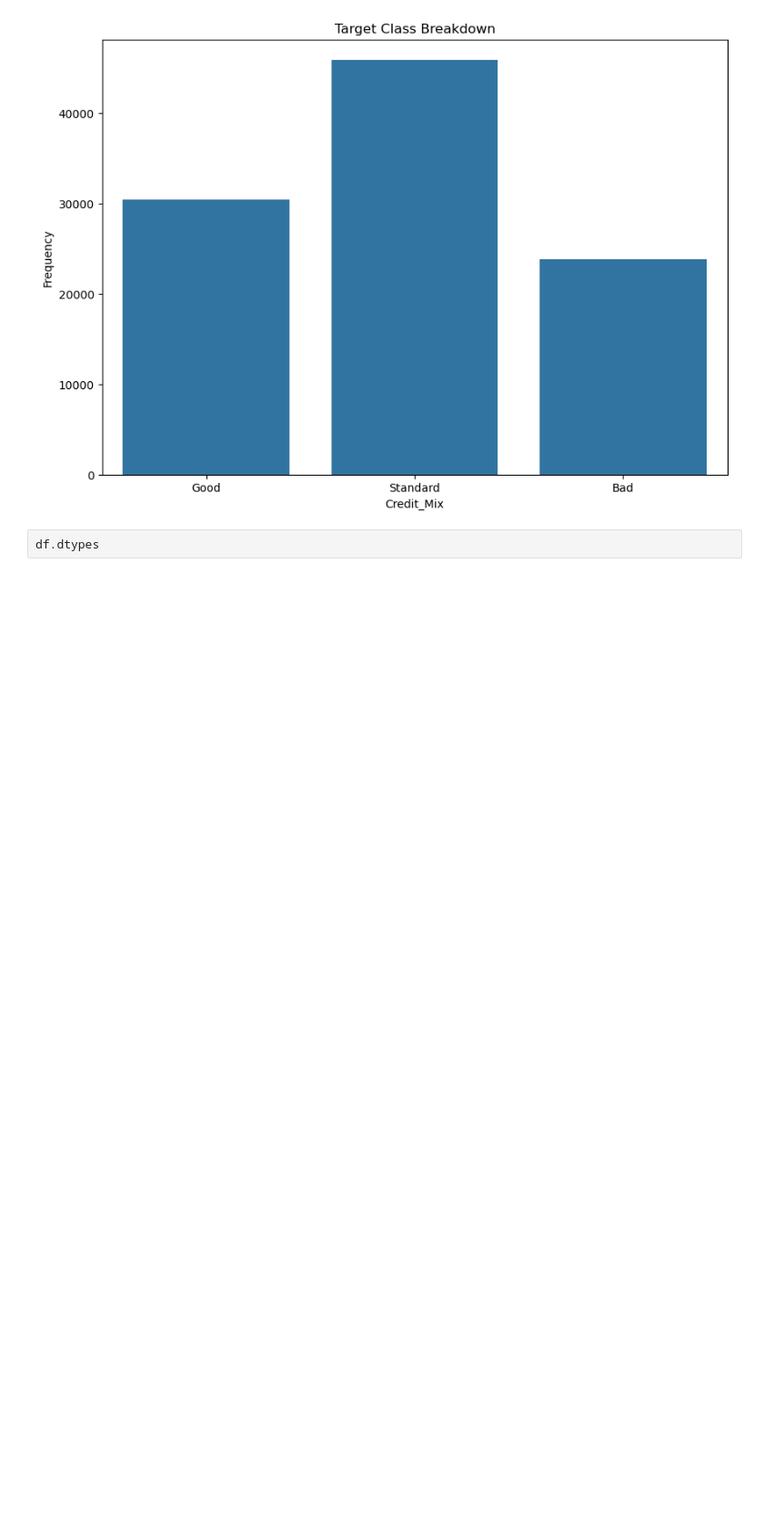
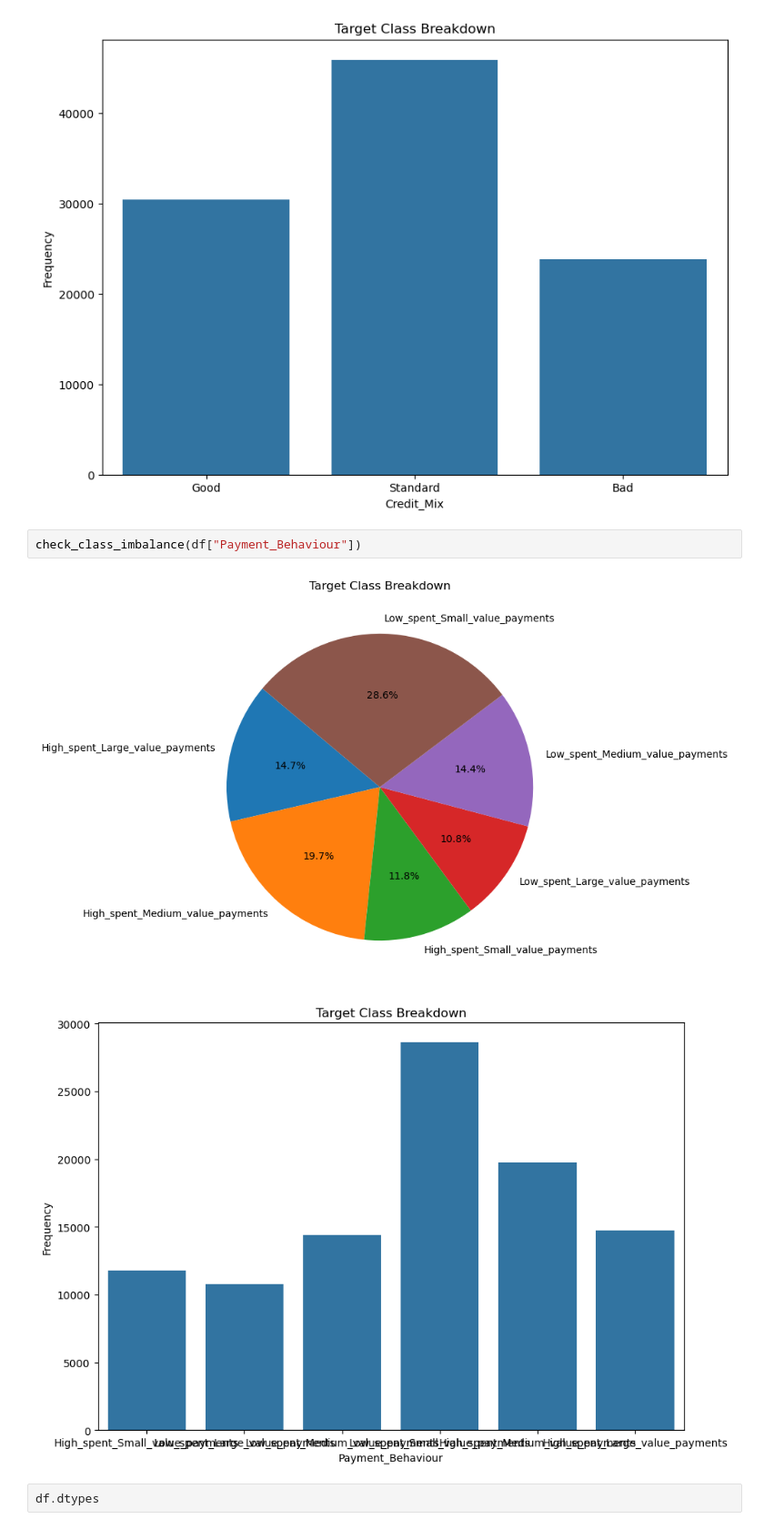
Before and after one commit to MaukanMir/Credit-Classification-Analysis, a Jupyter notebook: training.ipynb, the cells around one changed output. Shown at 91% size. Saved outputs shown, nothing was run; the diff lists cells and outputs as text; blank space fills up the shorter version.

```diff
--- a/training.ipynb
+++ b/training.ipynb
@@ -101,6 +113,11 @@ check_class_imbalance(df["Credit_Mix"])
 # %% [output]
 [figure]
 [figure]
+# %%
+check_class_imbalance(df["Payment_Behaviour"])
+# %% [output]
+[figure, added]
+[figure, added]
 # %%
 df.dtypes
 # %% [output]
```
Also changed, not shown: parts of 3 cells of this notebook.
